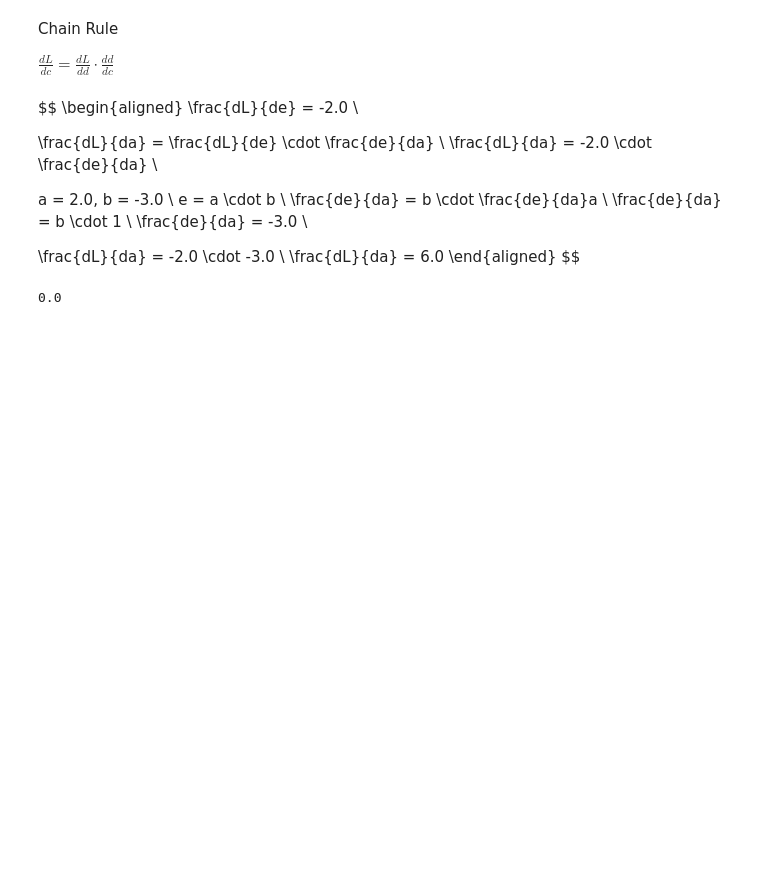
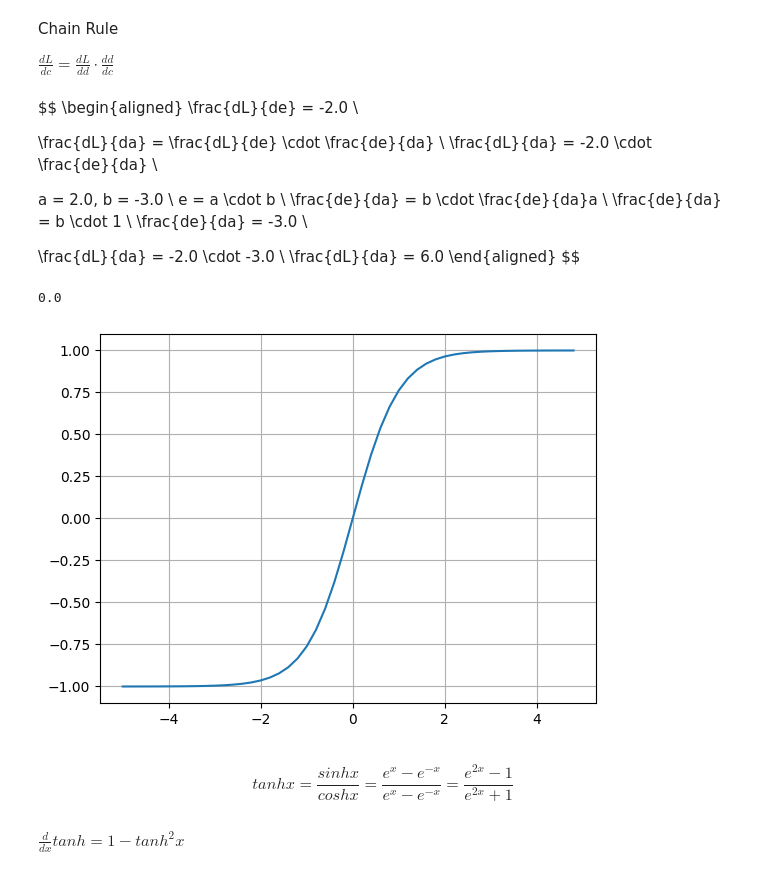
Before and after one commit to Decrescent398/transformers, a Jupyter notebook: backprop.ipynb, the cells around one changed output. Drawn from its saved outputs; the diff is of its cells as text; code cells hidden in the pictures; blank space fills up the shorter version.

```diff
--- a/backprop.ipynb
+++ b/backprop.ipynb
@@ -189,3 +195,14 @@ def lol():
 lol()
 # %% [output]
 0.0
+# %%
+plt.plot(np.arange(-5, 5, 0.2), np.tanh(np.arange(-5, 5, 0.2)))
+plt.grid()
+# %% [output]
+[figure, added]
+# %% [markdown]
+$$
+tanh x = \frac{sinh x}{cosh x} = \frac{e^{x} - e^{-x}}{e^{x} - e^{-x}} = \frac{e^{2x} - 1}{e^{2x} + 1}
+$$
+# %% [markdown]
+$ \frac{d}{dx}tanh = 1 - tanh^{2}x$
```
Also changed, not shown: parts of 4 cells of this notebook.
